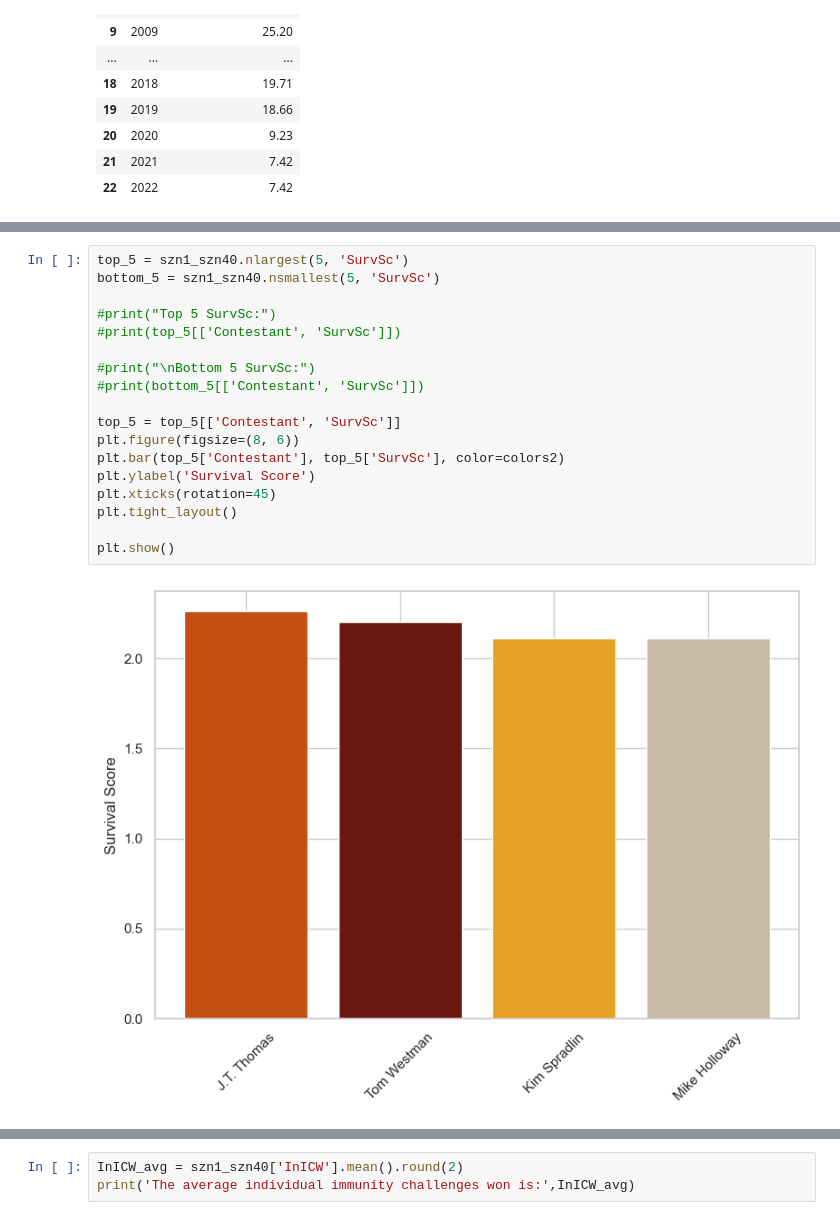
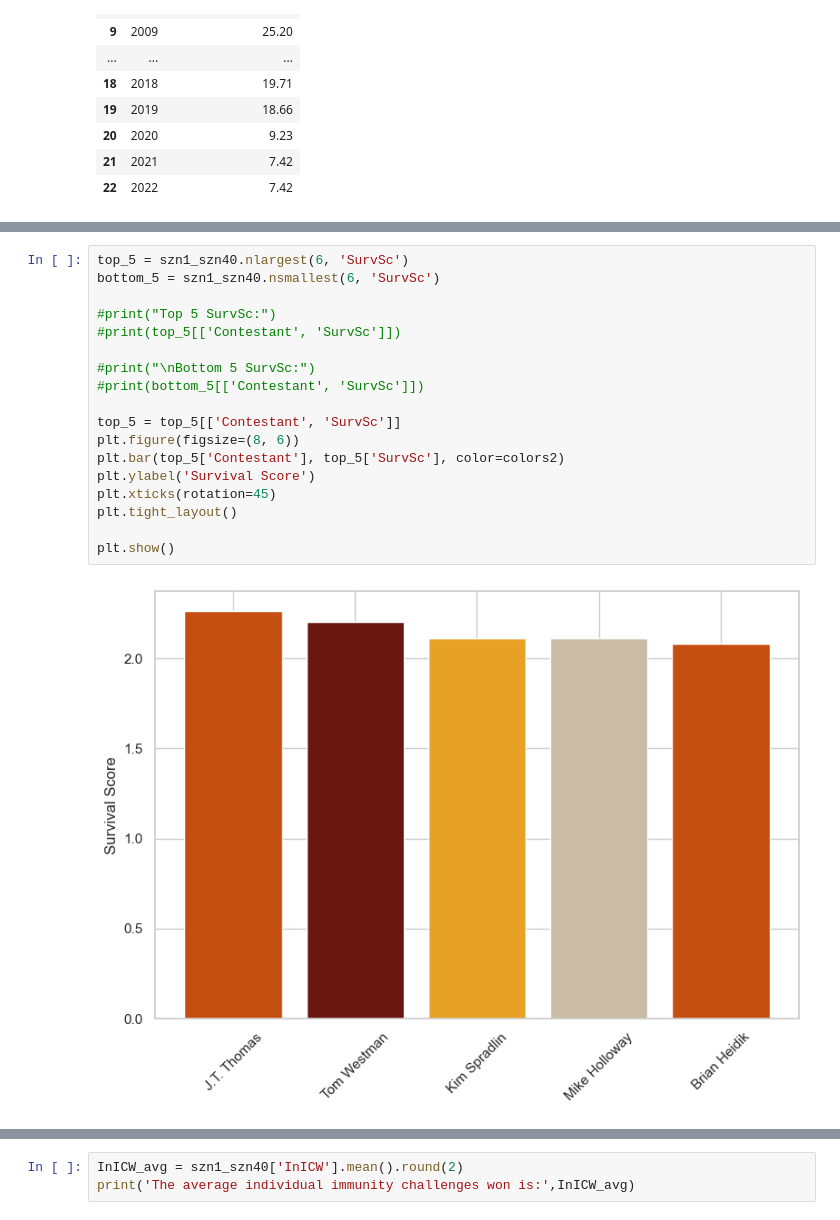
Before and after one commit to Erica-Exotica/DA8-capstone, a Jupyter notebook: notebook/CapstoneV2.ipynb, the cells around one changed output, grey strips where cells are left out. Drawn from its saved outputs; the diff is of its cells as text.

```diff
--- a/notebook/CapstoneV2.ipynb
+++ b/notebook/CapstoneV2.ipynb
@@ -3274,20 +3323,20 @@ plt.show()
 # %%
-top_5 = szn1_szn40.nlargest(5, 'SurvSc')
-bottom_5 = szn1_szn40.nsmallest(5, 'SurvSc')
+top_5 = szn1_szn40.nlargest(6, 'SurvSc')
+bottom_5 = szn1_szn40.nsmallest(6, 'SurvSc')
 
 #print("Top 5 SurvSc:")
 #print(top_5[['Contestant', 'SurvSc']])
 
 #print("\nBottom 5 SurvSc:")
 #print(bottom_5[['Contestant', 'SurvSc']])
 
 top_5 = top_5[['Contestant', 'SurvSc']]
 plt.figure(figsize=(8, 6))
 plt.bar(top_5['Contestant'], top_5['SurvSc'], color=colors2)
 plt.ylabel('Survival Score')
 plt.xticks(rotation=45)
 plt.tight_layout()
 
 plt.show()
 # %% [output]
-[figure, old version]
+[figure, new version]
```
Also changed, not shown: parts of 31 cells of this notebook, 2 other files.
